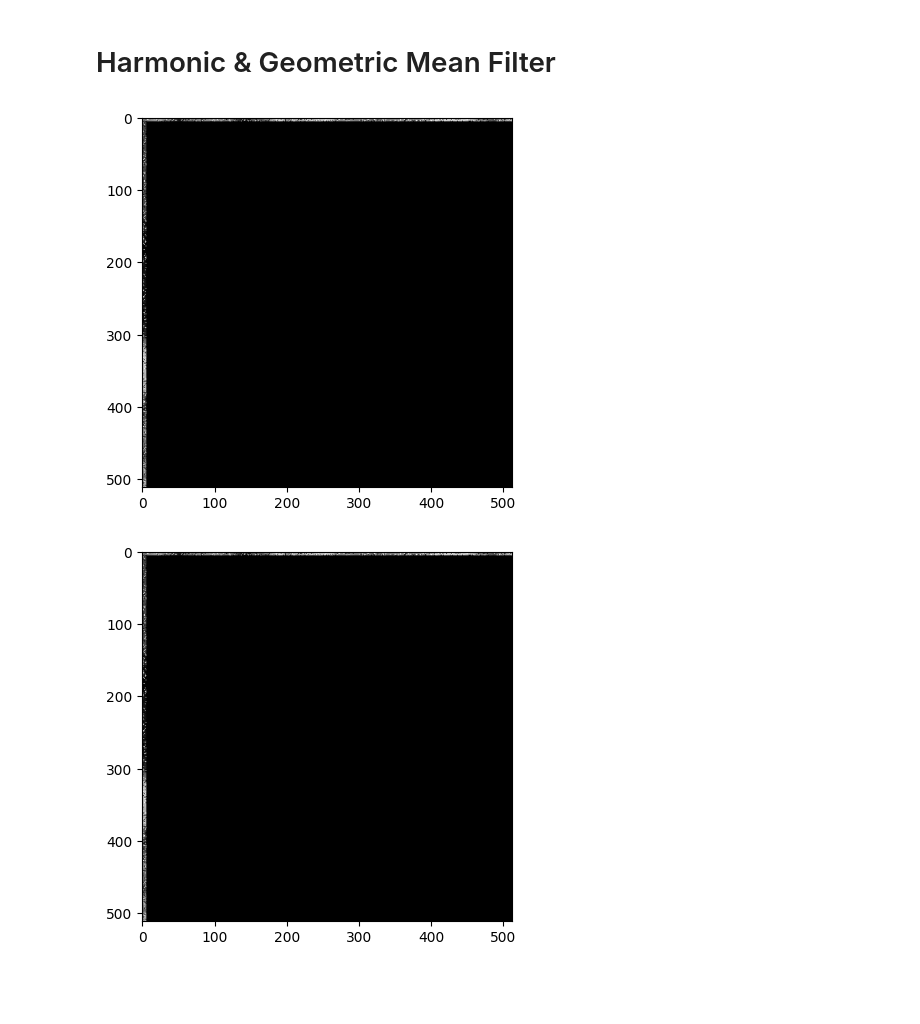
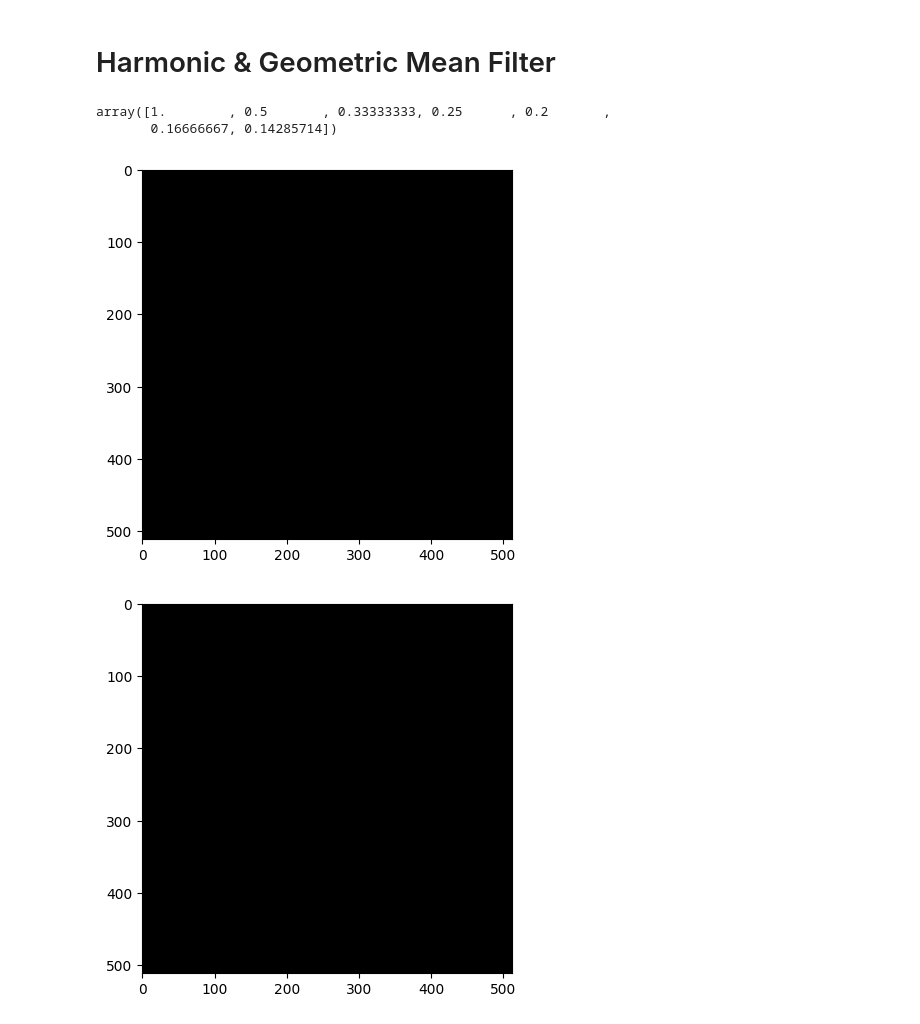
Before and after one commit to akifislam/IMG, a Jupyter notebook: Lab-List-Experiments/3C_Harmonic_Geometric_Mean.ipynb, the cells around one changed output. Saved outputs shown, nothing was run; the diff lists cells and outputs as text; code cells hidden in the pictures; blank space fills up the shorter version.

Commit message:
harmonic and geometric mean

```diff
--- a/Lab-List-Experiments/3C_Harmonic_Geometric_Mean.ipynb
+++ b/Lab-List-Experiments/3C_Harmonic_Geometric_Mean.ipynb
@@ -66,7 +66,9 @@ plt.imshow(noisy_img,cmap='gray')
 # Harmonic & Geometric Mean Filter
 # %%
 def filter_image(noise_mat,filter_type,mask):
-    # print("Noise Matrix Shape : ",noise_mat.shape)
+
+    noise_mat = noise_mat.astype(np.float128)
+    noise_mat = noise_mat/255
 
     filtered_harmonic_image = noise_mat.copy()
     filtered_geometric_image = noise_mat.copy()
@@ -85,23 +87,28 @@ def filter_image(noise_mat,filter_type,mask):
         for j in range(mask_left,width+1):
             # Harmonic Mean
             mask_area = filtered_harmonic_image[(i-mask_left):(i+mask_right),(j-mask_left):(j+mask_right)]
-            sum = np.mean(1/mask_area)
-            filtered_harmonic_image[i][j] = sum
+            filtered_harmonic_image[i][j] = len(mask_area)/(np.sum(1/mask_area))
+            # Geometric Mean
+            filtered_geometric_image[i][j] = np.prod(mask_area)**(1/mask_size)
 
-            # Geometric Mean
-            filtered_geometric_image[i][j] = np.exp(np.mean(np.log(mask_area)))
 
     if filter_type=="harmonic":
-        return np.array(filtered_harmonic_image[1:height+1,1:width+1])
+        return np.array(filtered_harmonic_image[1:height+1,1:width+1])*255
     else:
-         return np.array(filtered_geometric_image[1:height+1,1:width+1])
+         return np.array(filtered_geometric_image[1:height+1,1:width+1])*255
+# %%
+x = np.array([1,2,3,4,5,6,7])
+1/x
+# %% [output]
+array([1.        , 0.5       , 0.33333333, 0.25      , 0.2       ,
+       0.16666667, 0.14285714])
 # %%
-plt.imshow(filter_image(noisy_img,"harmonic",15),cmap='gray')
+plt.imshow(filter_image(noisy_img,"harmonic",5),cmap='gray')
 plt.show()
 # %% [output]
-[figure, old version]
+[figure, new version]
 # %%
-plt.imshow(filter_image(noisy_img,"geometric",15),cmap='gray')
+plt.imshow(filter_image(noisy_img,"geometric",5),cmap='gray')
 plt.show()
 # %% [output]
-[figure, old version]
+[figure, new version]
```
Also changed, not shown: parts of 1 cell of this notebook, 1 other file.
